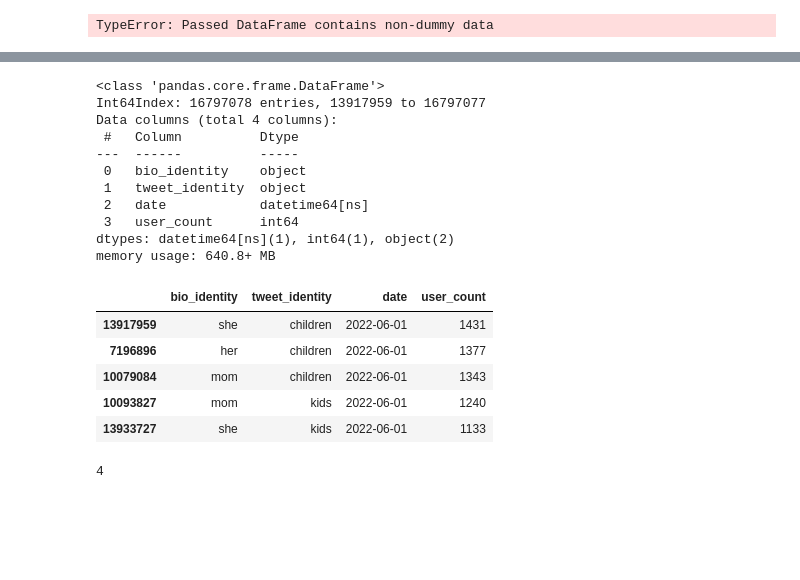
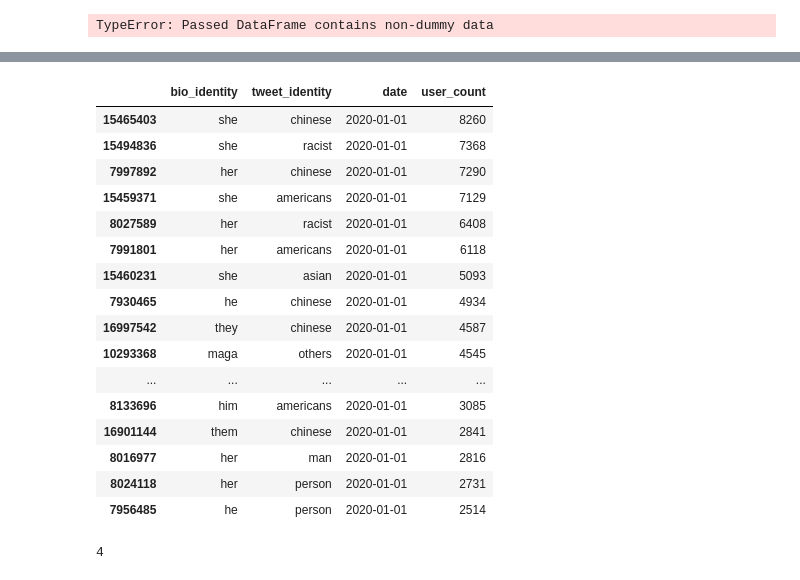
Before and after one commit to michaelmilleryoder/covid_identities, a Jupyter notebook: jupyter/bios_tweets_identities.ipynb, the cells around one changed output, grey strips where cells are left out. Saved outputs shown, nothing was run; the diff lists cells and outputs as text; code cells hidden in the pictures; blank space fills up the shorter version.

Commit message:
data stats

```diff
--- a/jupyter/bios_tweets_identities.ipynb
+++ b/jupyter/bios_tweets_identities.ipynb
@@ -114,23 +174,22 @@ memory usage: 512.6+ MB
-# %%
-gped = gped.sort_values(['date', 'user_count'], ascending=False)
-gped.info()
-gped.head()
-# %% [output]
-<class 'pandas.core.frame.DataFrame'>
-Int64Index: 16797078 entries, 13917959 to 16797077
-Data columns (total 4 columns):
- #   Column          Dtype
----  ------          -----
- 0   bio_identity    object
- 1   tweet_identity  object
- 2   date            datetime64[ns]
- 3   user_count      int64
-dtypes: datetime64[ns](1), int64(1), object(2)
-memory usage: 640.8+ MB
-|  | bio_identity | tweet_identity | date | user_count |
-| 13917959 | she | children | 2022-06-01 | 1431 |
-| 7196896 | her | children | 2022-06-01 | 1377 |
-| 10079084 | mom | children | 2022-06-01 | 1343 |
-| 10093827 | mom | kids | 2022-06-01 | 1240 |
-| 13933727 | she | kids | 2022-06-01 | 1133 |
+# %%
+gped = gped.sort_values(['date', 'user_count'], ascending=[True, False])
+gped.head(30)
+# %% [output]
+|  | bio_identity | tweet_identity | date | user_count |
+| 15465403 | she | chinese | 2020-01-01 | 8260 |
+| 15494836 | she | racist | 2020-01-01 | 7368 |
+| 7997892 | her | chinese | 2020-01-01 | 7290 |
+| 15459371 | she | americans | 2020-01-01 | 7129 |
+| 8027589 | her | racist | 2020-01-01 | 6408 |
+| 7991801 | her | americans | 2020-01-01 | 6118 |
+| 15460231 | she | asian | 2020-01-01 | 5093 |
+| 7930465 | he | chinese | 2020-01-01 | 4934 |
+| 16997542 | they | chinese | 2020-01-01 | 4587 |
+| 10293368 | maga | others | 2020-01-01 | 4545 |
+| ... | ... | ... | ... | ... |
+| 8133696 | him | americans | 2020-01-01 | 3085 |
+| 16901144 | them | chinese | 2020-01-01 | 2841 |
+| 8016977 | her | man | 2020-01-01 | 2816 |
+| 8024118 | her | person | 2020-01-01 | 2731 |
+| 7956485 | he | person | 2020-01-01 | 2514 |
 # %%
```
Also changed, not shown: parts of 14 cells of this notebook, 3 other files.
